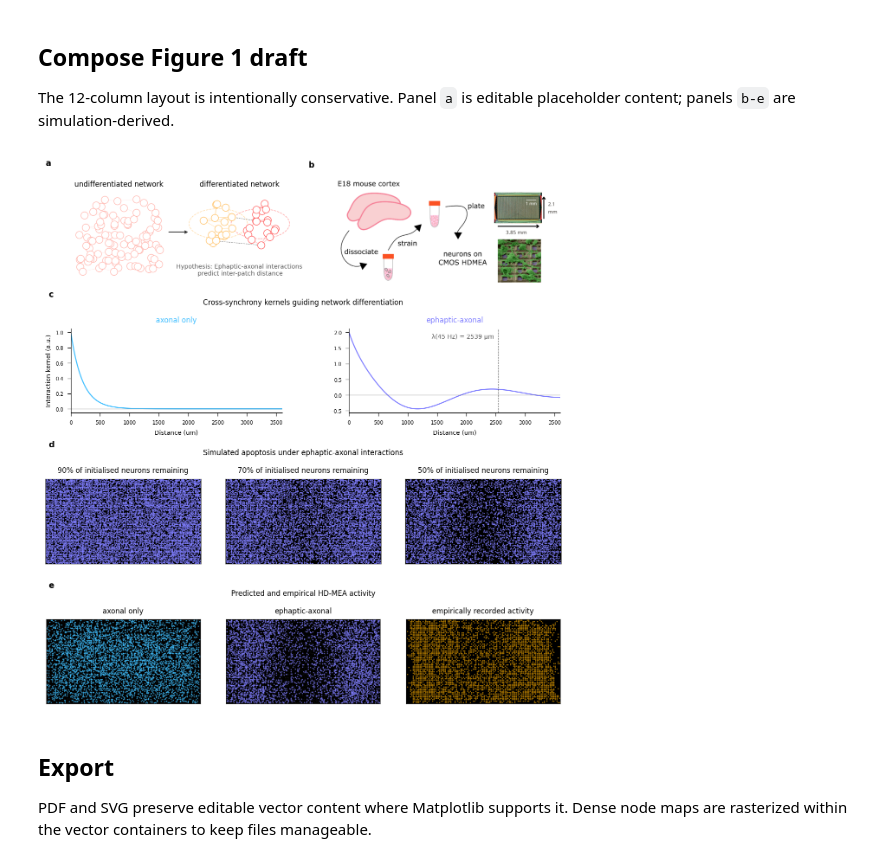
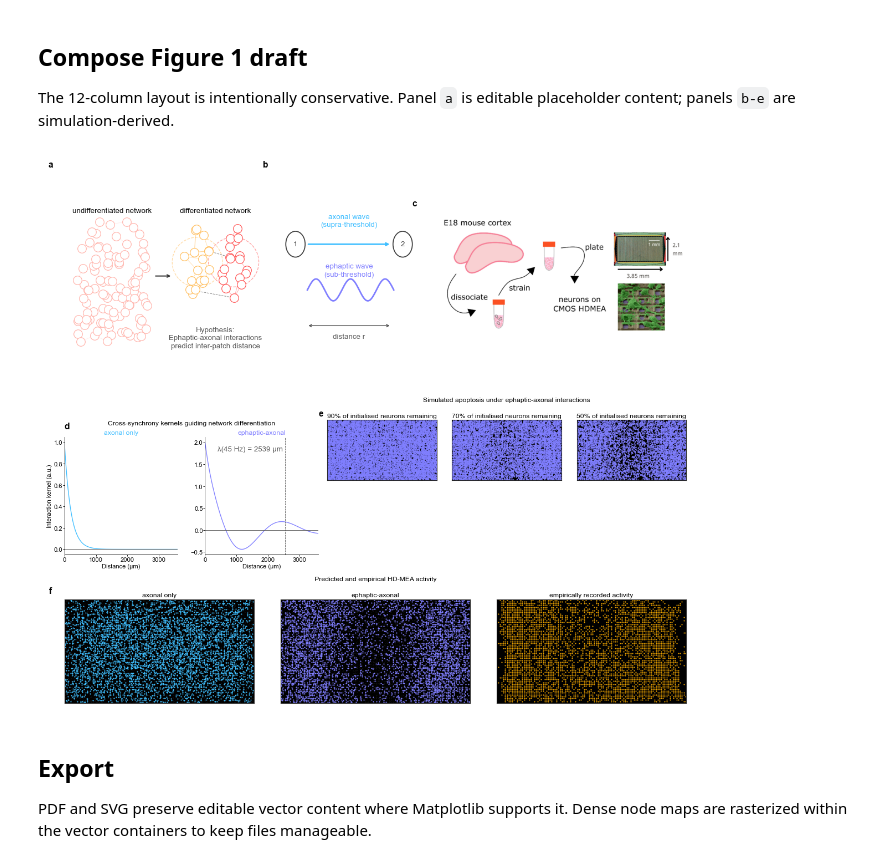
Before and after one commit to dlrebbin98/ephax, a Jupyter notebook: Notebooks/figure_1_differentiation_compilation.ipynb, the cells around one changed output. Drawn from its saved outputs; the diff is of its cells as text; code cells hidden in the pictures.

Commit message:
Figure 1 Finalisation

```diff
--- a/Notebooks/figure_1_differentiation_compilation.ipynb
+++ b/Notebooks/figure_1_differentiation_compilation.ipynb
@@ -432,8 +461,8 @@ def draw_milestone_strip(data, axes, *, compact=True, **_opts):
     return {"axes": axes}
 # %%
 def two_panel_axes_factory(fig, subplotspec):
-    gs = subplotspec.subgridspec(1, 2, wspace=0.18)
-    return fig.add_subplot(gs[0, 0]), fig.add_subplot(gs[0, 1])
+    gs = subplotspec.subgridspec(1, 2, wspace=0.24)
+    return tuple(fig.add_subplot(gs[0, idx]) for idx in range(2))
 
 
 def three_panel_axes_factory(fig, subplotspec):
@@ -476,55 +505,63 @@ figure1_data = {
 }
 
 composed = compose_figure(
-    figure(width="two_column", height_mm=190.0, rows=[1.05, 1.10, 1.05, 0.90], row_gaps=[0.16, 0.20, 0.20]),
+    figure(width="two_column", height_mm=190.0, rows=[0.62, 0.42, 0.70], row_gaps=[0.0, 0.0], constrained_layout=False),
     [
         panel(
             "schematic",
             label="a",
-            loc=(0, 0, 1, 6),
+            loc=(0, 0, 1, 4),
             draw=draw_network_differentiation_schematic,
             data=None,
             options={"show_placeholder": SHOW_PLACEHOLDERS},
         ),
         panel(
+            "kernel_origin",
+            label="b",
+            loc=(0, 4, 1, 3),
+            draw=draw_kernel_origin_schematic,
+            data=kernels,
+        ),
+        panel(
             "plating_methods",
-            label="b",
-            loc=(0, 6, 1, 6),
+            label="c",
+            loc=(0, 7, 1, 5),
             draw=draw_plating_methods_image,
             data=PLATING_METHODS_IMAGE_PATH,
         ),
         panel(
             "kernels",
-            label="c",
+            label="d",
             suptitle="Cross-synchrony kernels guiding network differentiation",
-            loc=(1, 0, 1, 12),
+            loc=(1, 0, 1, 5),
             draw=draw_kernel_comparison,
             data=kernels,
             axes_factory=two_panel_axes_factory,
         ),
         panel(
             "milestones",
-            label="d",
+            label="e",
             suptitle="Simulated apoptosis under ephaptic-axonal interactions",
-            loc=(2, 0, 1, 12),
+            loc=(1, 5, 1, 7),
             draw=draw_milestone_strip,
             data=figure1_data,
             axes_factory=three_panel_axes_factory,
         ),
         panel(
             "outcomes",
-            label="e",
+            label="f",
             suptitle="Predicted and empirical HD-MEA activity",
-            loc=(3, 0, 1, 12),
+            loc=(2, 0, 1, 12),
             draw=draw_model_outcome_maps,
             data=figure1_data,
             axes_factory=three_panel_axes_factory,
         ),
 
     ],
 )
+composed.fig.subplots_adjust(left=0.005, right=0.995, top=0.99, bottom=0.015)
 # %% [output]
-[figure, old version]
+[figure, new version]
 # %% [markdown]
 ## Export
 
```
Also changed, not shown: parts of 3 cells of this notebook, 6 other files.
